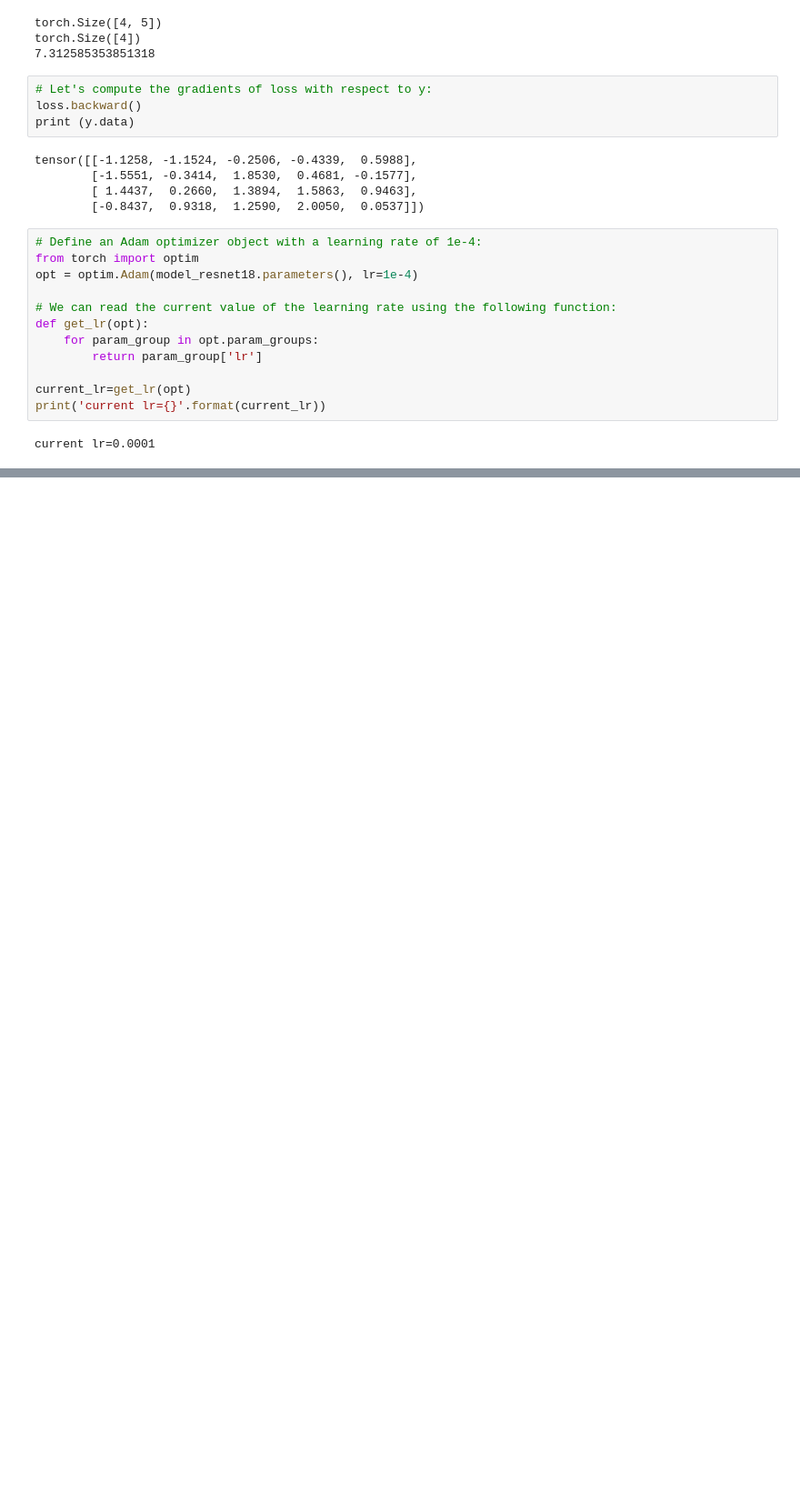
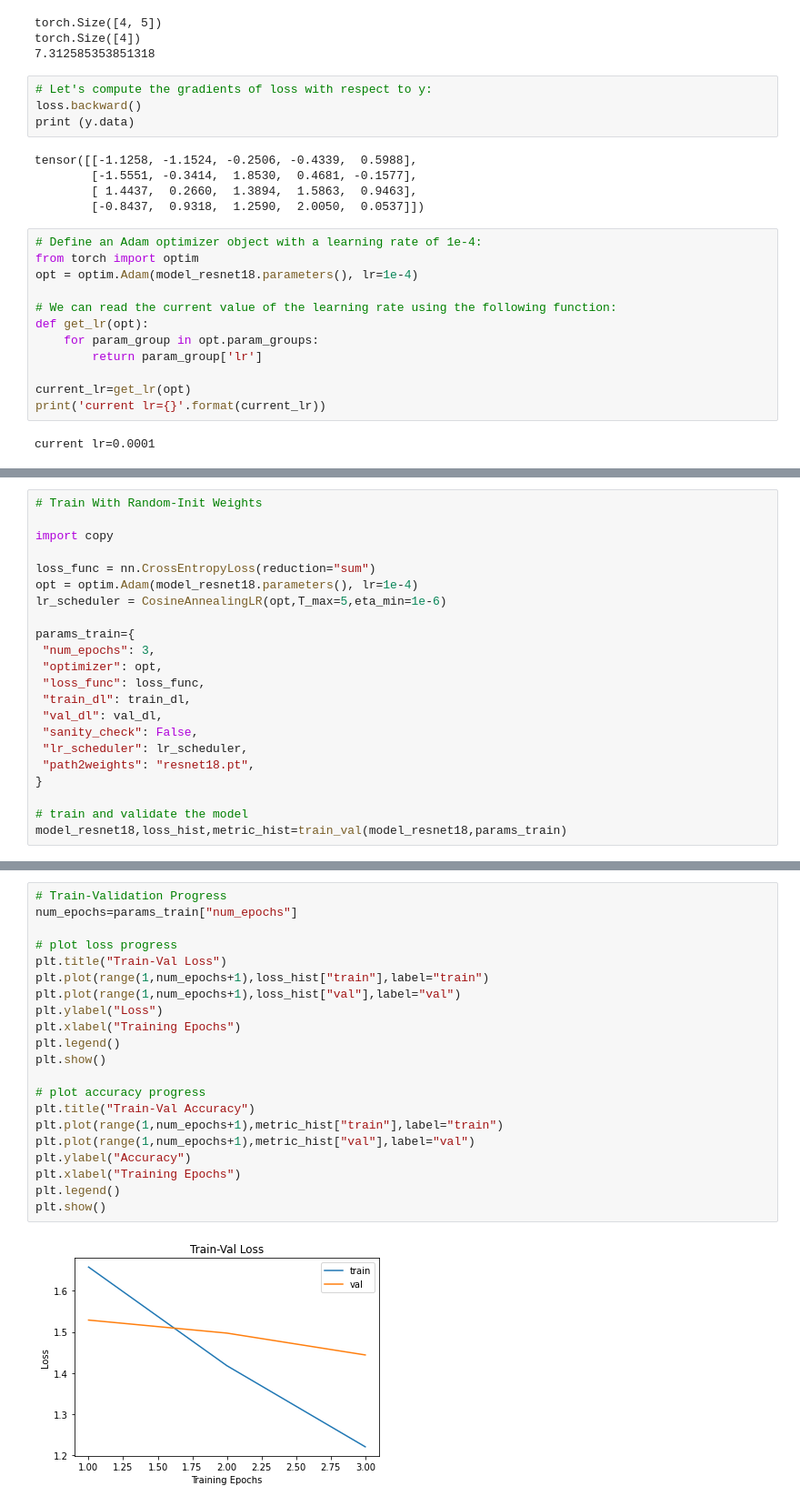
Before and after one commit to vikramkrishnan9885/MyColab, a Jupyter notebook: MultiImageClassification.ipynb, the cells around one changed output, grey strips where cells are left out. Shown at 91% size. Cells and saved outputs as stored; diff of their text form; blank space fills up the shorter version.

```diff
--- a/MultiImageClassification.ipynb
+++ b/MultiImageClassification.ipynb
@@ -453,0 +606,22 @@ epoch 9, lr: 1.0e-05
+# %%
+# Train With Random-Init Weights
+
+import copy
+
+loss_func = nn.CrossEntropyLoss(reduction="sum")
+opt = optim.Adam(model_resnet18.parameters(), lr=1e-4)
+lr_scheduler = CosineAnnealingLR(opt,T_max=5,eta_min=1e-6)
+
+params_train={
+ "num_epochs": 3,
+ "optimizer": opt,
+ "loss_func": loss_func,
+ "train_dl": train_dl,
+ "val_dl": val_dl,
+ "sanity_check": False,
+ "lr_scheduler": lr_scheduler,
+ "path2weights": "resnet18.pt",
+}
+
+# train and validate the model
+model_resnet18,loss_hist,metric_hist=train_val(model_resnet18,params_train)
@@ -453,0 +641,23 @@ epoch 9, lr: 1.0e-05
+# %%
+# Train-Validation Progress
+num_epochs=params_train["num_epochs"]
+
+# plot loss progress
+plt.title("Train-Val Loss")
+plt.plot(range(1,num_epochs+1),loss_hist["train"],label="train")
+plt.plot(range(1,num_epochs+1),loss_hist["val"],label="val")
+plt.ylabel("Loss")
+plt.xlabel("Training Epochs")
+plt.legend()
+plt.show()
+
+# plot accuracy progress
+plt.title("Train-Val Accuracy")
+plt.plot(range(1,num_epochs+1),metric_hist["train"],label="train")
+plt.plot(range(1,num_epochs+1),metric_hist["val"],label="val")
+plt.ylabel("Accuracy")
+plt.xlabel("Training Epochs")
+plt.legend()
+plt.show()
+# %% [output]
+[figure, added]
```
Also changed, not shown: parts of 17 cells of this notebook.
